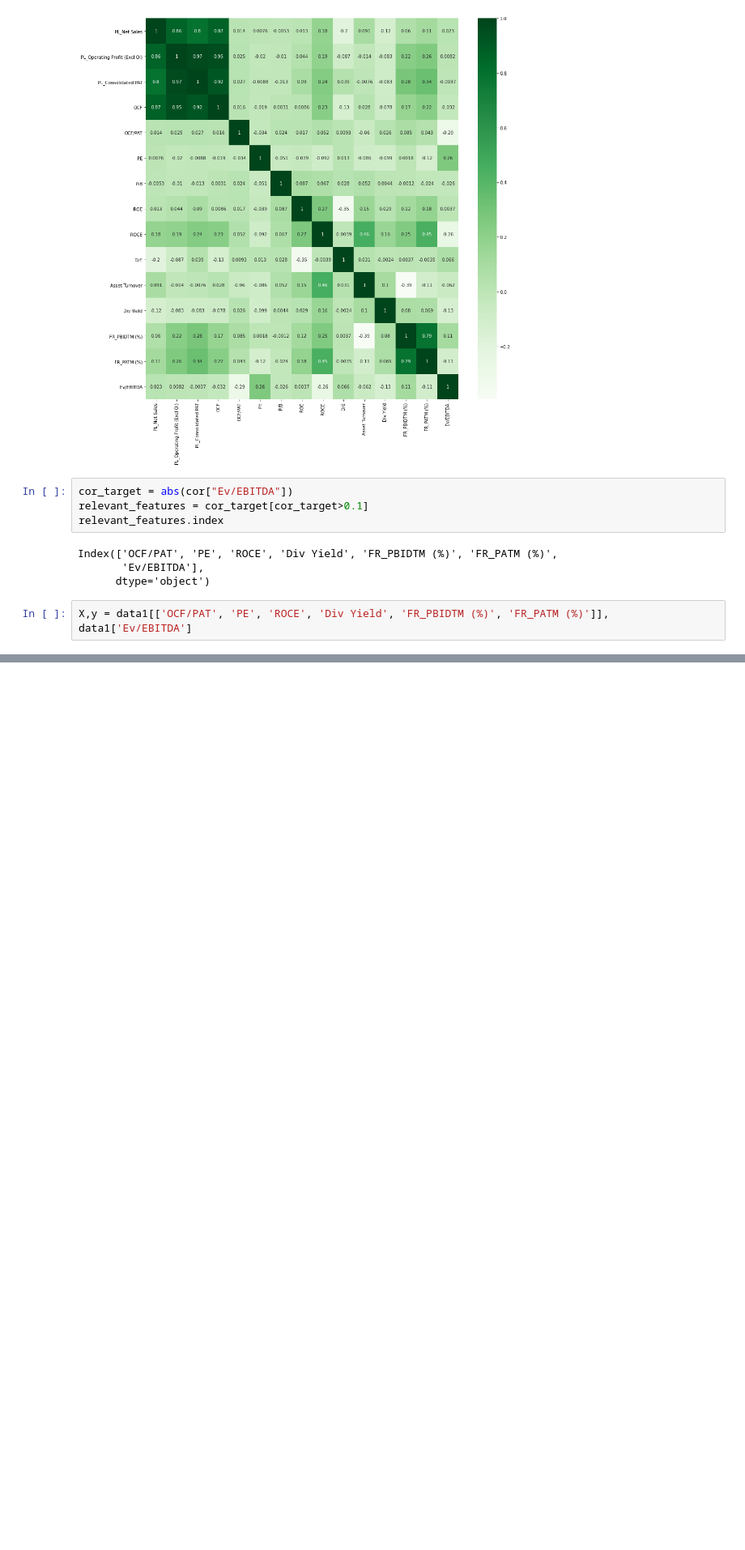
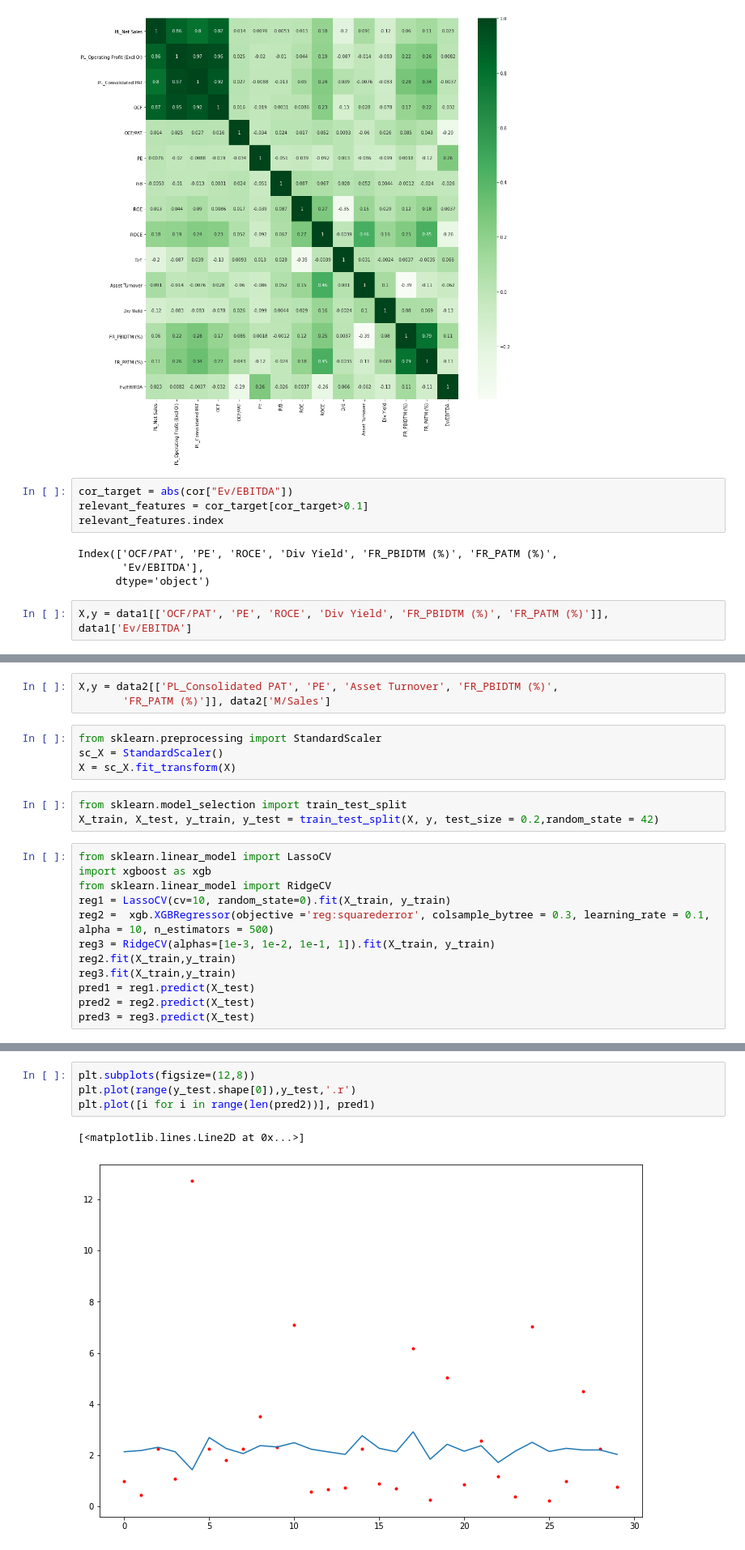
Before and after one commit to RohanTrix/Stock-market-predictor, a Jupyter notebook: MNC.ipynb, the cells around one changed output, grey strips where cells are left out. Shown at 81% size. Saved outputs shown, nothing was run; the diff lists cells and outputs as text; blank space fills up the shorter version.

```diff
--- a/MNC.ipynb
+++ b/MNC.ipynb
@@ -83,2 +125,24 @@ plt.scatter(x=range(y_test.shape[0]),y=y_test)
+# %%
+X,y = data2[['PL_Consolidated PAT', 'PE', 'Asset Turnover', 'FR_PBIDTM (%)',
+       'FR_PATM (%)']], data2['M/Sales']
+# %%
+from sklearn.preprocessing import StandardScaler
+sc_X = StandardScaler()
+X = sc_X.fit_transform(X)
+# %%
+from sklearn.model_selection import train_test_split
+X_train, X_test, y_train, y_test = train_test_split(X, y, test_size = 0.2,random_state = 42)
+# %%
+from sklearn.linear_model import LassoCV
+import xgboost as xgb
+from sklearn.linear_model import RidgeCV
+reg1 = LassoCV(cv=10, random_state=0).fit(X_train, y_train)
+reg2 =  xgb.XGBRegressor(objective ='reg:squarederror', colsample_bytree = 0.3, learning_rate = 0.1, alpha = 10, n_estimators = 500)
+reg3 = RidgeCV(alphas=[1e-3, 1e-2, 1e-1, 1]).fit(X_train, y_train)
+reg2.fit(X_train,y_train)
+reg3.fit(X_train,y_train)
+pred1 = reg1.predict(X_test)
+pred2 = reg2.predict(X_test)
+pred3 = reg3.predict(X_test)
 # %%
 from sklearn.metrics import mean_squared_error
@@ -93,0 +152,7 @@ array([11.96601807, 11.96652431, 11.9778303 , 11.97285229, 12.02356053,
+# %%
+plt.subplots(figsize=(12,8))
+plt.plot(range(y_test.shape[0]),y_test,'.r')
+plt.plot([i for i in range(len(pred2))], pred1)
+# %% [output]
+[<matplotlib.lines.Line2D at 0x...>]
+[figure, added]
```
Also changed, not shown: parts of 21 cells of this notebook.
